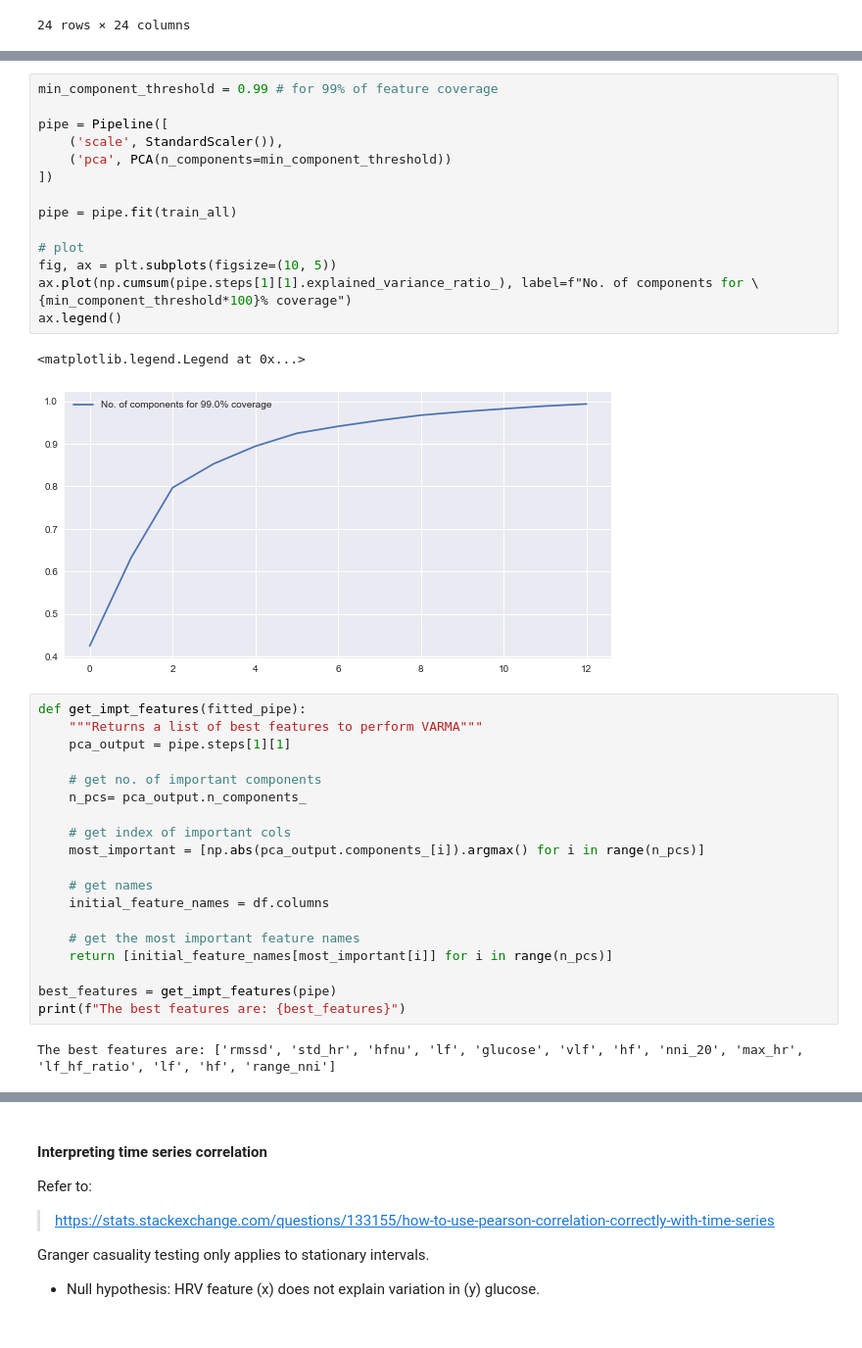
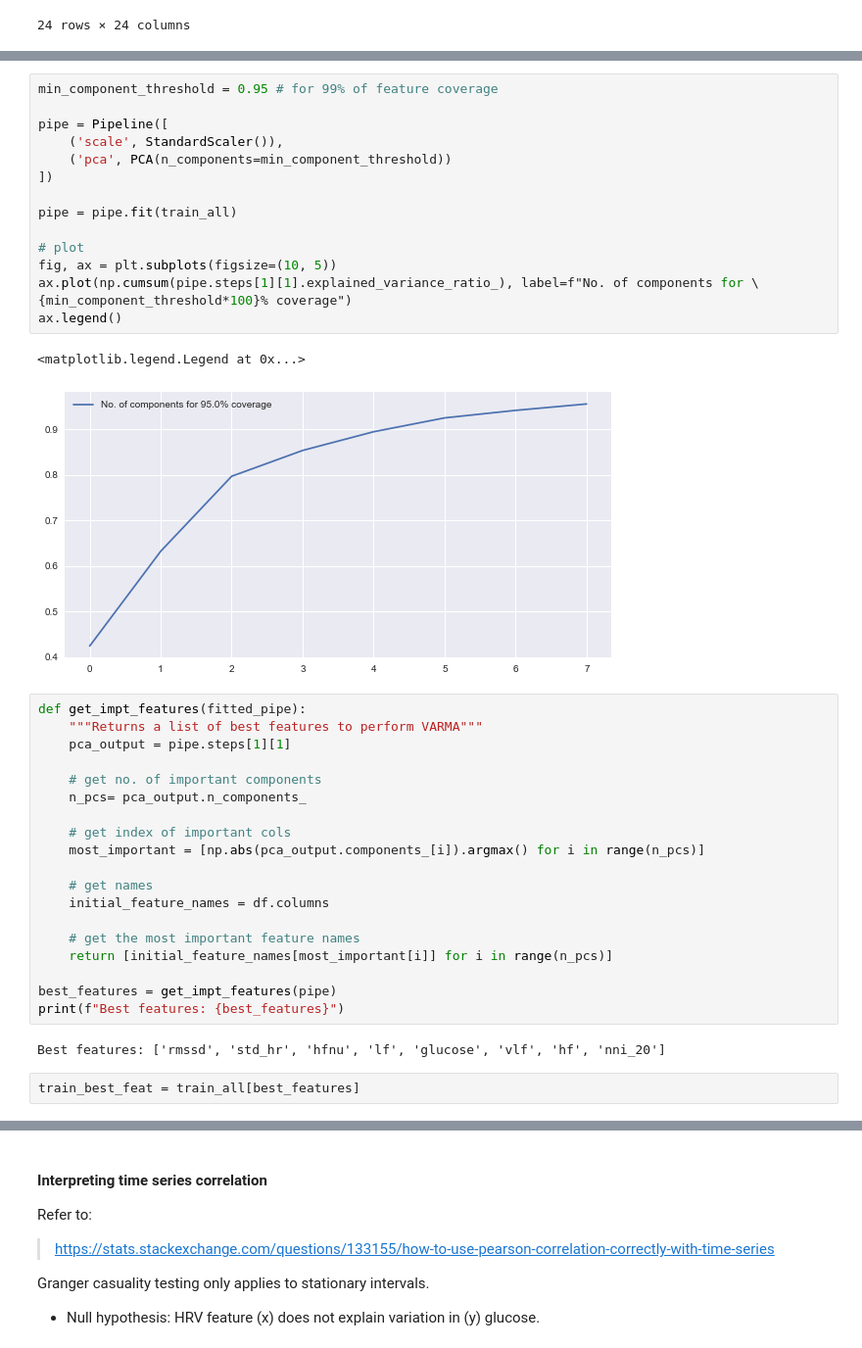
Before and after one commit to itsdarrenlee/BtechFYP, a Jupyter notebook: data/Phase 2 Trial (Mar 2022)/Analysis.ipynb, the cells around one changed output, grey strips where cells are left out. Shown at 98% size. Saved outputs shown, nothing was run; the diff lists cells and outputs as text.

```diff
--- a/data/Phase 2 Trial (Mar 2022)/Analysis.ipynb
+++ b/data/Phase 2 Trial (Mar 2022)/Analysis.ipynb
@@ -711,21 +685,21 @@ vlf    ::  0.01      > 4.1296    =>   False
 # %%
-min_component_threshold = 0.99 # for 99% of feature coverage
+min_component_threshold = 0.95 # for 99% of feature coverage
 
 pipe = Pipeline([
     ('scale', StandardScaler()),
     ('pca', PCA(n_components=min_component_threshold))
 ])
 
 pipe = pipe.fit(train_all)
 
 # plot
 fig, ax = plt.subplots(figsize=(10, 5))
 ax.plot(np.cumsum(pipe.steps[1][1].explained_variance_ratio_), label=f"No. of components for \
 {min_component_threshold*100}% coverage")
 ax.legend()
 # %% [output]
 <matplotlib.legend.Legend at 0x...>
-[figure, old version]
+[figure, new version]
 # %%
 def get_impt_features(fitted_pipe):
     """Returns a list of best features to perform VARMA"""
@@ -744,6 +718,8 @@ def get_impt_features(fitted_pipe):
     return [initial_feature_names[most_important[i]] for i in range(n_pcs)]
 
 best_features = get_impt_features(pipe)
-print(f"The best features are: {best_features}")
+print(f"Best features: {best_features}")
 # %% [output]
-The best features are: ['rmssd', 'std_hr', 'hfnu', 'lf', 'glucose', 'vlf', 'hf', 'nni_20', 'max_hr', 'lf_hf_ratio', 'lf', 'hf', 'range_nni']
+Best features: ['rmssd', 'std_hr', 'hfnu', 'lf', 'glucose', 'vlf', 'hf', 'nni_20']
+# %%
+train_best_feat = train_all[best_features]
```
Also changed, not shown: parts of 40 cells of this notebook.
